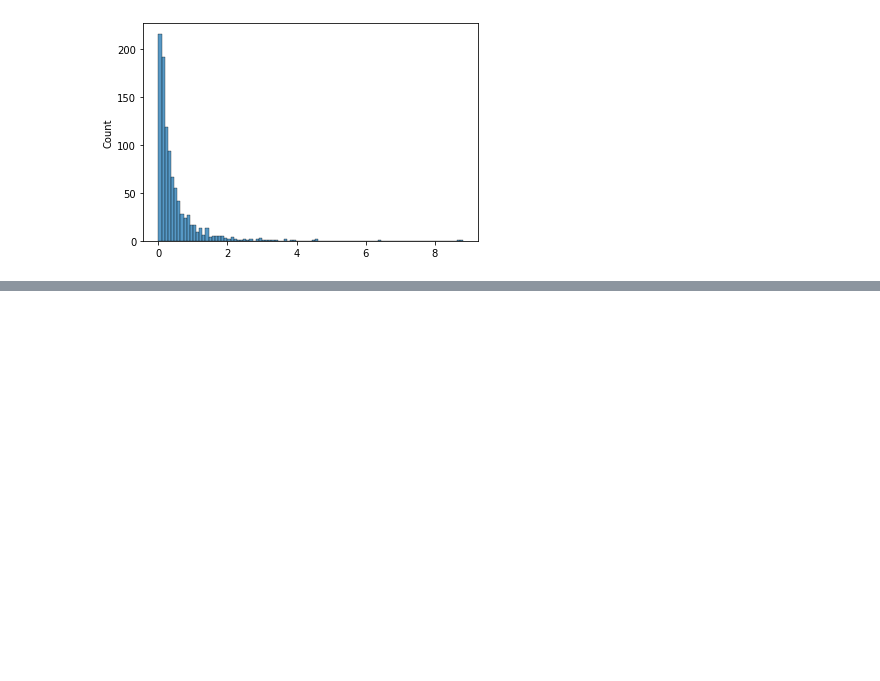
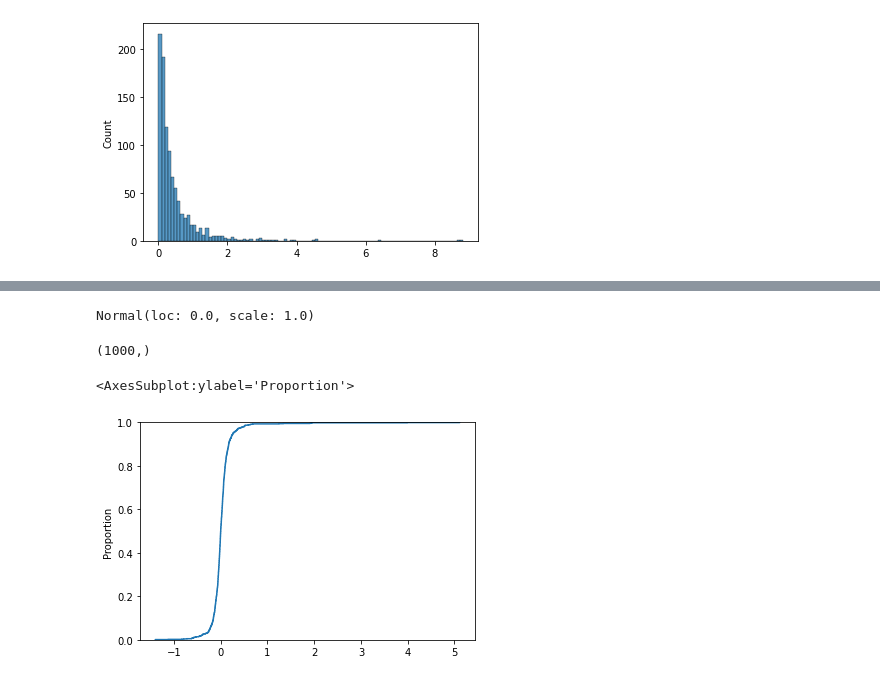
Before and after one commit to gmgeorg/torchlambertw, a Jupyter notebook: notebooks/demo-lambertw-f-distributions.ipynb, the cells around one changed output, grey strips where cells are left out. Cells and saved outputs as stored; diff of their text form; code cells hidden in the pictures; blank space fills up the shorter version.

Commit message:
update to convert to tensor

```diff
--- a/notebooks/demo-lambertw-f-distributions.ipynb
+++ b/notebooks/demo-lambertw-f-distributions.ipynb
@@ -127,0 +132,25 @@ sns.histplot(y)
+# %%
+torch.distributions.Normal(loc=torch.tensor(0.), scale=torch.tensor(1.))
+# %% [output]
+Normal(loc: 0.0, scale: 1.0)
+# %%
+import importlib
+importlib.reload(torchlambertw.distributions)
+lw_dist = torchlambertw.distributions.TailLambertWDistribution(
+    base_distribution=torch.distributions.Normal,
+    base_dist_args={"loc": 0.0, "scale": 0.1},
+    shift=0.0,
+    scale=0.1,
+    tailweight=0.3)
+# %%
+torch.manual_seed(0)
+
+x = lw_dist.sample((1000,)).numpy()
+x.shape
+# %% [output]
+(1000,)
+# %%
+sns.ecdfplot(x)
+# %% [output]
+<AxesSubplot:ylabel='Proportion'>
+[figure, added]
```
Also changed, not shown: parts of 4 cells of this notebook, 1 other file.
